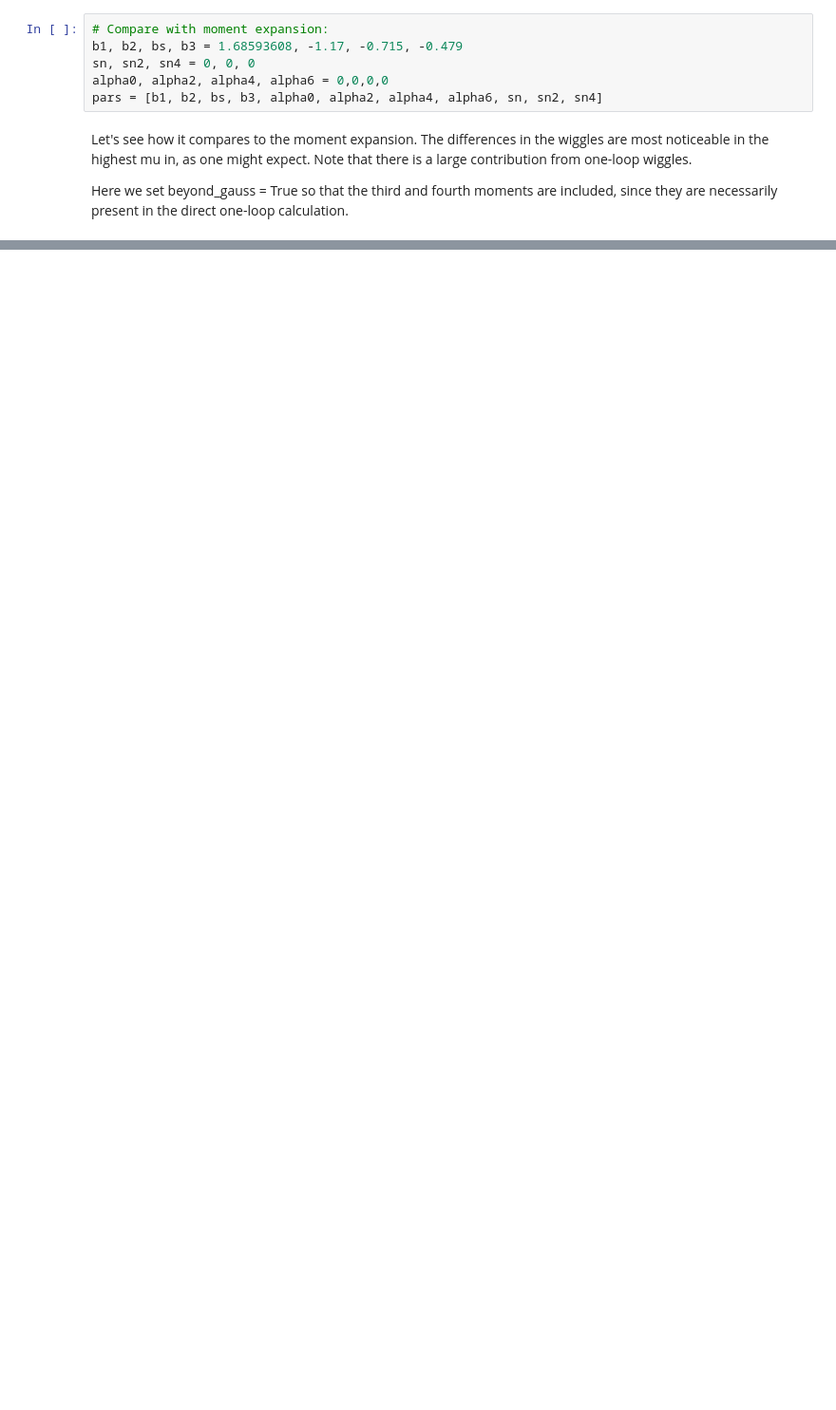
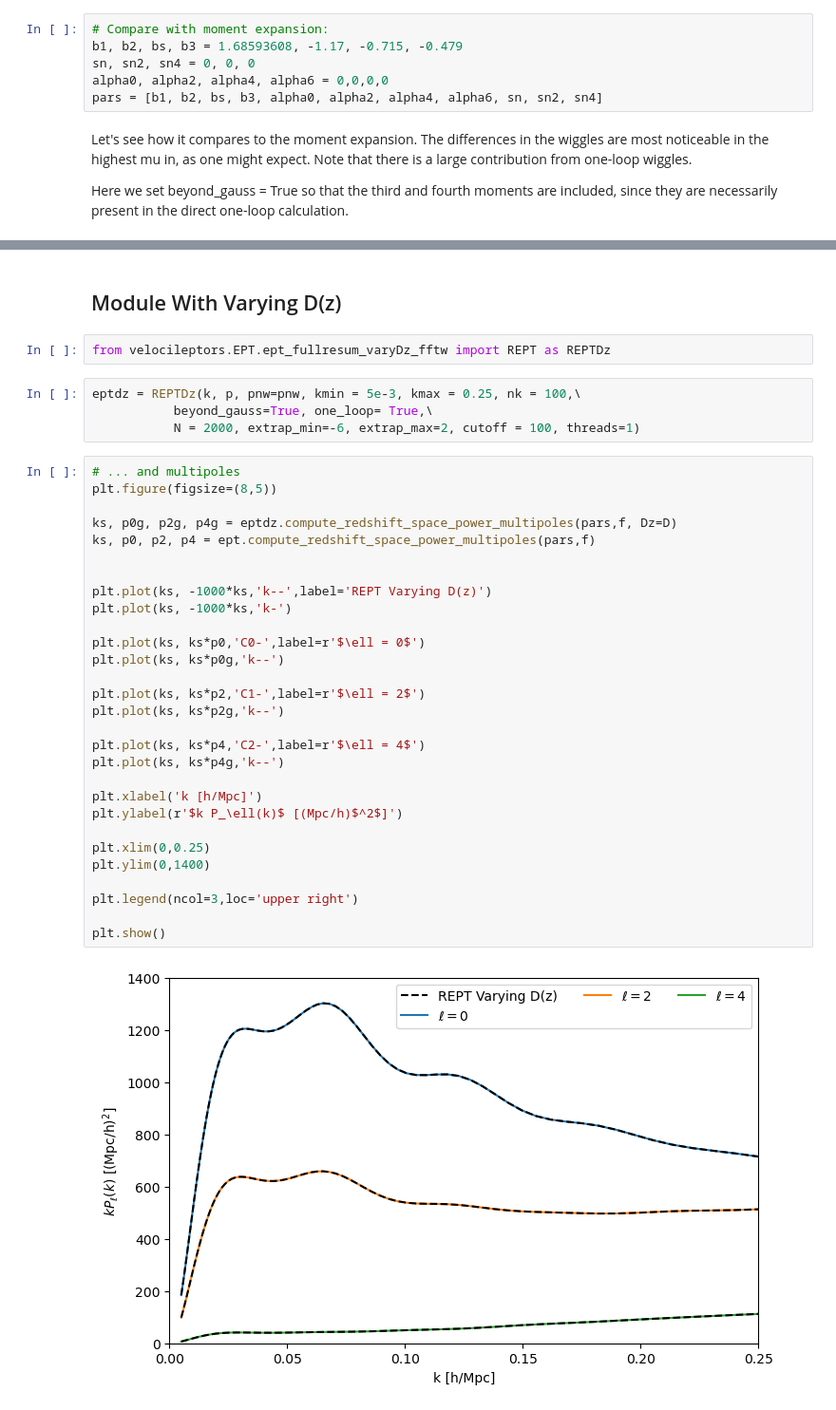
Before and after one commit to sfschen/velocileptors, a Jupyter notebook: EPT Examples.ipynb, the cells around one changed output, grey strips where cells are left out. Shown: that part at 95% size. Drawn from its saved outputs; the diff is of its cells as text; blank space fills up the shorter version.

Commit message:
Varying Dz update. See example.

```diff
--- a/EPT Examples.ipynb
+++ b/EPT Examples.ipynb
@@ -254,0 +255,39 @@ plt.show()
+# %% [markdown]
+## Module With Varying D(z)
+# %%
+from velocileptors.EPT.ept_fullresum_varyDz_fftw import REPT as REPTDz
+# %%
+eptdz = REPTDz(k, p, pnw=pnw, kmin = 5e-3, kmax = 0.25, nk = 100,\
+           beyond_gauss=True, one_loop= True,\
+           N = 2000, extrap_min=-6, extrap_max=2, cutoff = 100, threads=1)
+# %%
+# ... and multipoles
+plt.figure(figsize=(8,5))
+
+ks, p0g, p2g, p4g = eptdz.compute_redshift_space_power_multipoles(pars,f, Dz=D)
+ks, p0, p2, p4 = ept.compute_redshift_space_power_multipoles(pars,f)
+
+
+plt.plot(ks, -1000*ks,'k--',label='REPT Varying D(z)')
+plt.plot(ks, -1000*ks,'k-')
+
+plt.plot(ks, ks*p0,'C0-',label=r'$\ell = 0$')
+plt.plot(ks, ks*p0g,'k--')
+
+plt.plot(ks, ks*p2,'C1-',label=r'$\ell = 2$')
+plt.plot(ks, ks*p2g,'k--')
+
+plt.plot(ks, ks*p4,'C2-',label=r'$\ell = 4$')
+plt.plot(ks, ks*p4g,'k--')
+
+plt.xlabel('k [h/Mpc]')
+plt.ylabel(r'$k P_\ell(k)$ [(Mpc/h)$^2$]')
+
+plt.xlim(0,0.25)
+plt.ylim(0,1400)
+
+plt.legend(ncol=3,loc='upper right')
+
+plt.show()
+# %% [output]
+[figure, added]
```
Also changed, not shown: parts of 11 cells of this notebook, 1 other file.
